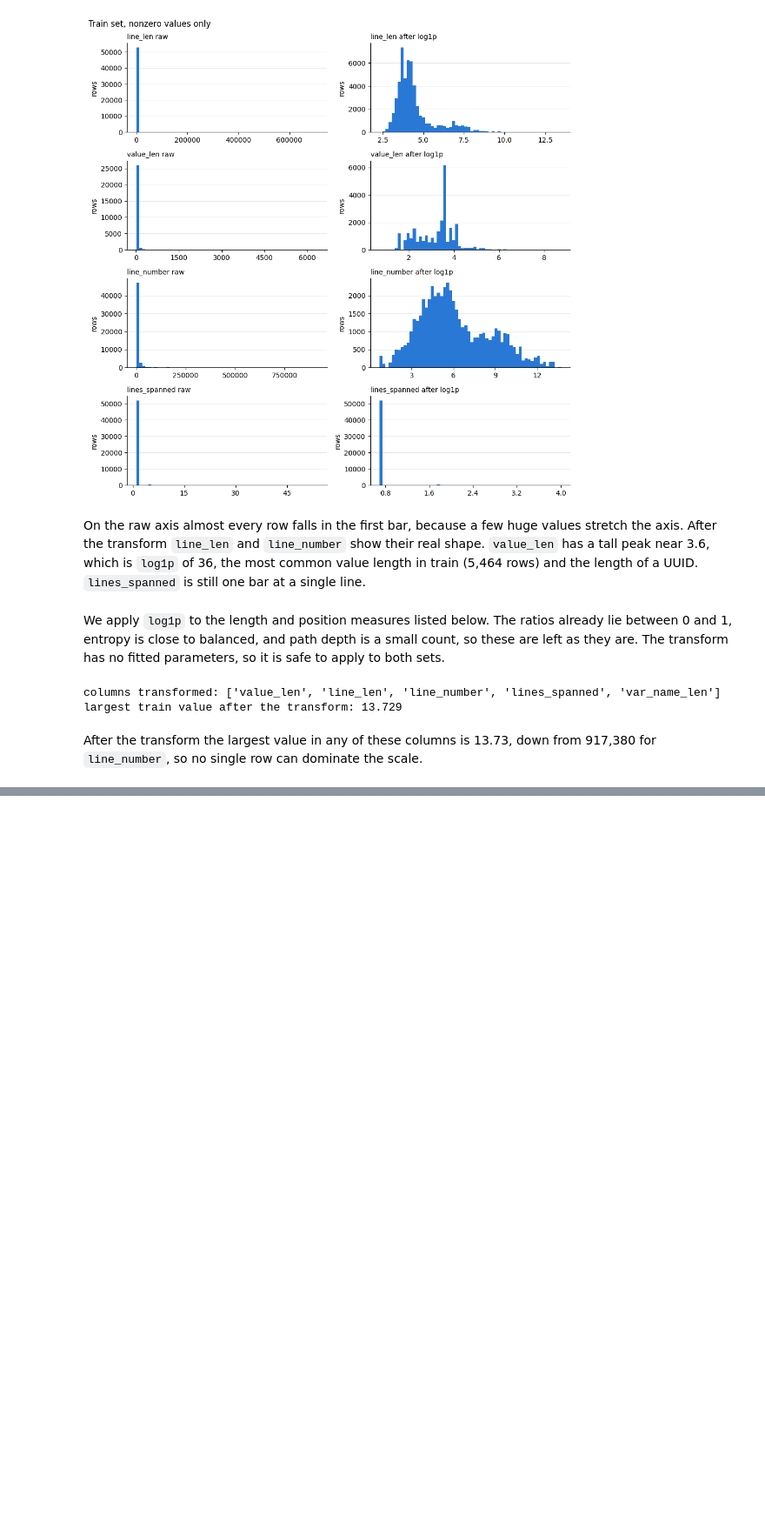
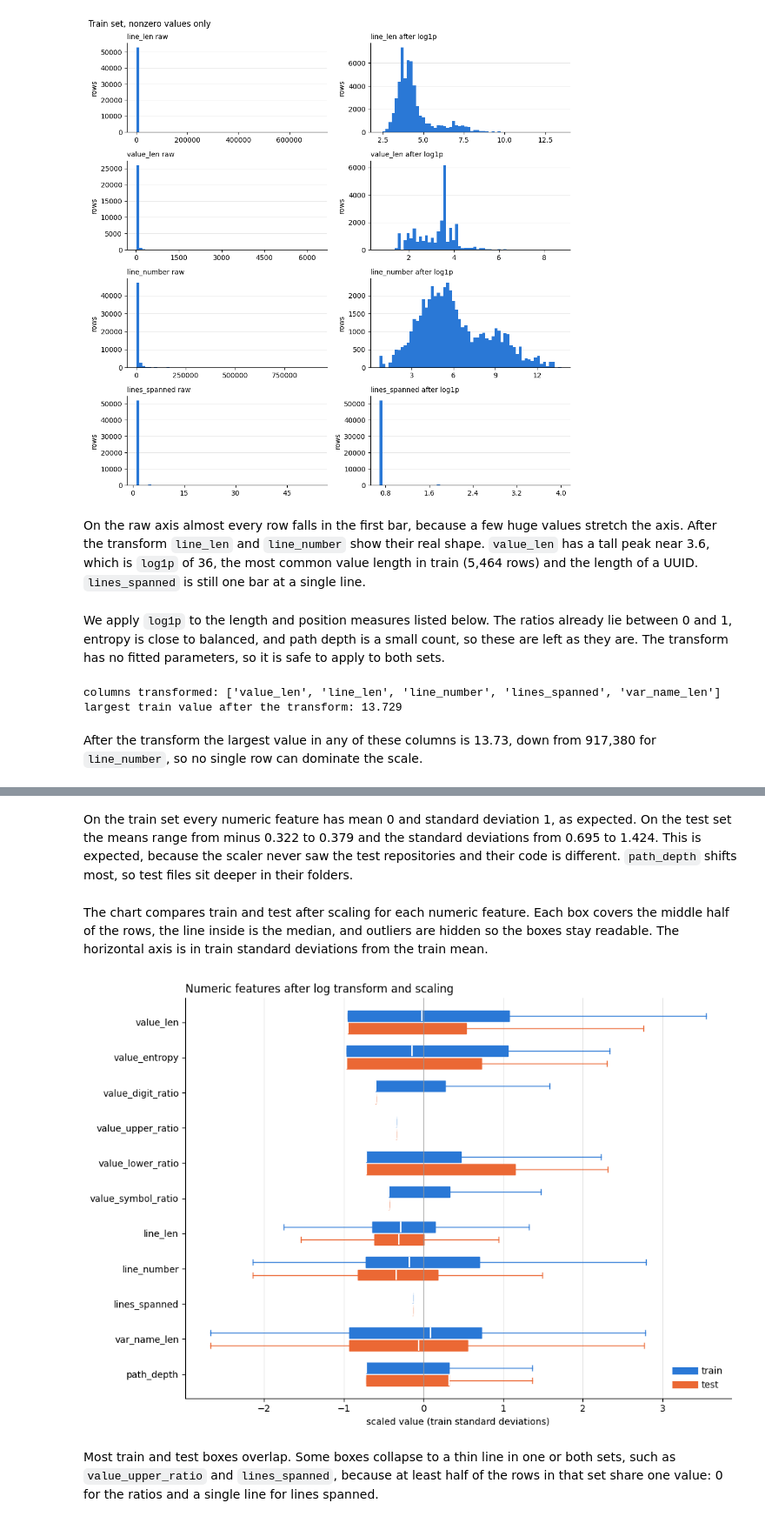
Before and after one commit to Aneezakiran07/GITSHEILD, a Jupyter notebook: notebooks/03_preprocessing.ipynb, the cells around one changed output, grey strips where cells are left out. Shown at 87% size. Drawn from its saved outputs; the diff is of its cells as text; code cells hidden in the pictures; blank space fills up the shorter version.

Commit message:
Scale numeric features with a scaler fitted on train

```diff
--- a/notebooks/03_preprocessing.ipynb
+++ b/notebooks/03_preprocessing.ipynb
@@ -245,0 +264,14 @@ After the transform the largest value in any of these columns is 13.73, down fro
+# %%
+scaler = StandardScaler().fit(X_train_log[numeric_cols])
+X_train_scaled = X_train_log.copy()
+X_test_scaled = X_test_log.copy()
+X_train_scaled[numeric_cols] = scaler.transform(X_train_log[numeric_cols])
+X_test_scaled[numeric_cols] = scaler.transform(X_test_log[numeric_cols])
+
+check = pd.DataFrame({
+    "train_mean": X_train_scaled[numeric_cols].mean(),
+    "train_std": X_train_scaled[numeric_cols].std(ddof=0),
+    "test_mean": X_test_scaled[numeric_cols].mean(),
+    "test_std": X_test_scaled[numeric_cols].std(ddof=0),
+}).round(3)
+print(check.to_string())
@@ -245,0 +291,28 @@ After the transform the largest value in any of these columns is 13.73, down fro
+# %% [markdown]
+On the train set every numeric feature has mean 0 and standard deviation 1, as expected. On the test set the means range from minus 0.322 to 0.379 and the standard deviations from 0.695 to 1.424. This is expected, because the scaler never saw the test repositories and their code is different. `path_depth` shifts most, so test files sit deeper in their folders.
+# %% [markdown]
+The chart compares train and test after scaling for each numeric feature. Each box covers the middle half of the rows, the line inside is the median, and outliers are hidden so the boxes stay readable. The horizontal axis is in train standard deviations from the train mean.
+# %%
+fig, ax = plt.subplots(figsize=(10, 7))
+positions = np.arange(len(numeric_cols))
+for offset, data, color, name in [(-0.18, X_train_scaled, TRAIN_COLOR, "train"), (0.18, X_test_scaled, TEST_COLOR, "test")]:
+    ax.boxplot([data[c] for c in numeric_cols], positions=positions + offset, widths=0.3, vert=False,
+               showfliers=False, patch_artist=True,
+               boxprops={"facecolor": color, "edgecolor": color},
+               medianprops={"color": "white", "linewidth": 1.5},
+               whiskerprops={"color": color}, capprops={"color": color})
+    ax.plot([], [], color=color, linewidth=8, label=name)
+ax.set_yticks(positions, numeric_cols)
+ax.invert_yaxis()
+ax.axvline(0, color="#999999", linewidth=0.8)
+ax.set_xlabel("scaled value (train standard deviations)")
+ax.grid(axis="x", color="#e0e0e0", linewidth=0.6)
+ax.set_axisbelow(True)
+ax.legend(loc="lower right", frameon=False)
+ax.set_title("Numeric features after log transform and scaling", loc="left")
+fig.tight_layout()
+plt.show()
+# %% [output]
+[figure, added]
+# %% [markdown]
+Most train and test boxes overlap. Some boxes collapse to a thin line in one or both sets, such as `value_upper_ratio` and `lines_spanned`, because at least half of the rows in that set share one value: 0 for the ratios and a single line for lines spanned.
```
Also changed, not shown: parts of 5 cells of this notebook, 2 other files.
